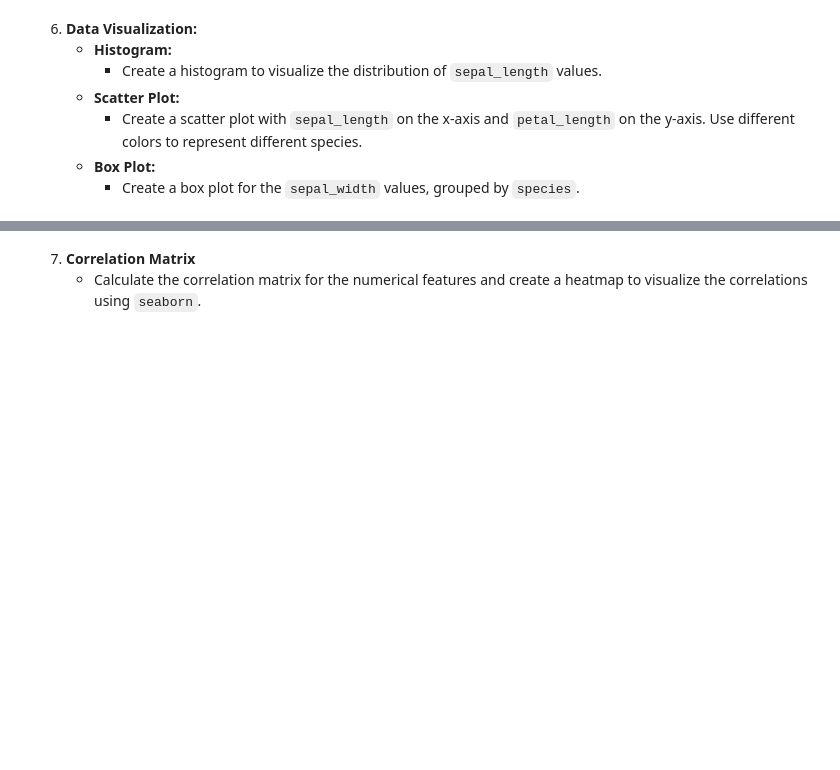
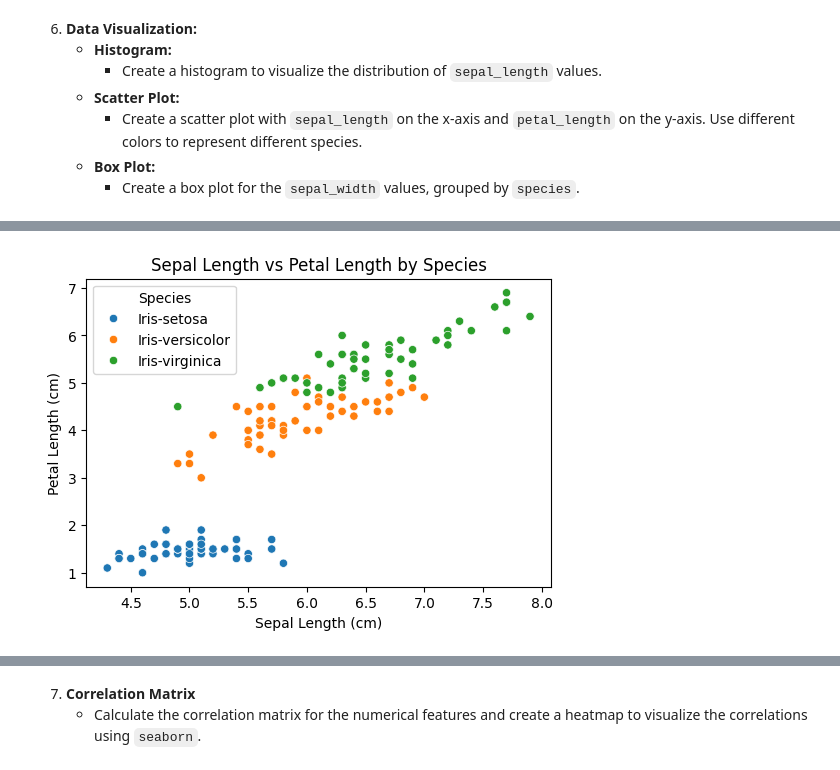
Before and after one commit to sureshskg-beep/DS-P1, a Jupyter notebook: Assignments/Assignment-07_Jan16.ipynb, the cells around one changed output, grey strips where cells are left out. Cells and saved outputs as stored; diff of their text form; code cells hidden in the pictures; blank space fills up the shorter version.

```diff
--- a/Assignments/Assignment-07_Jan16.ipynb
+++ b/Assignments/Assignment-07_Jan16.ipynb
@@ -35,0 +172,19 @@ Use the [Iris Species dataset](https://www.kaggle.com/uciml/iris) from Kaggle, w
+# %%
+# Scatter Plot
+
+plt.figure(figsize=(6,4))
+
+sns.scatterplot(
+    x='SepalLengthCm',
+    y='PetalLengthCm',
+    hue='Species',
+    data=df
+)
+
+plt.xlabel('Sepal Length (cm)')
+plt.ylabel('Petal Length (cm)')
+plt.title('Sepal Length vs Petal Length by Species')
+
+plt.show()
+# %% [output]
+[figure, added]
```
Also changed, not shown: parts of 53 cells of this notebook, 2 other files.
